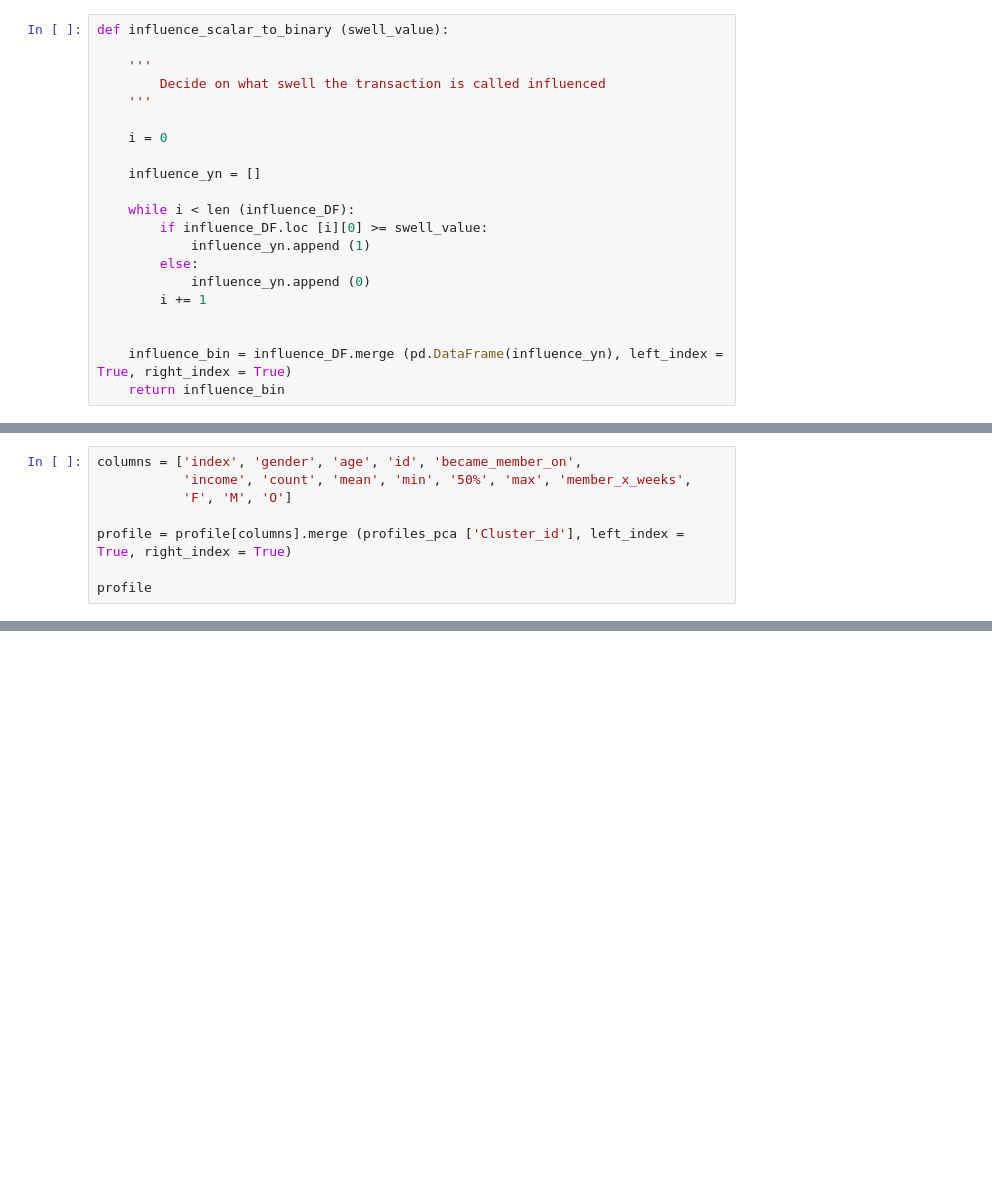
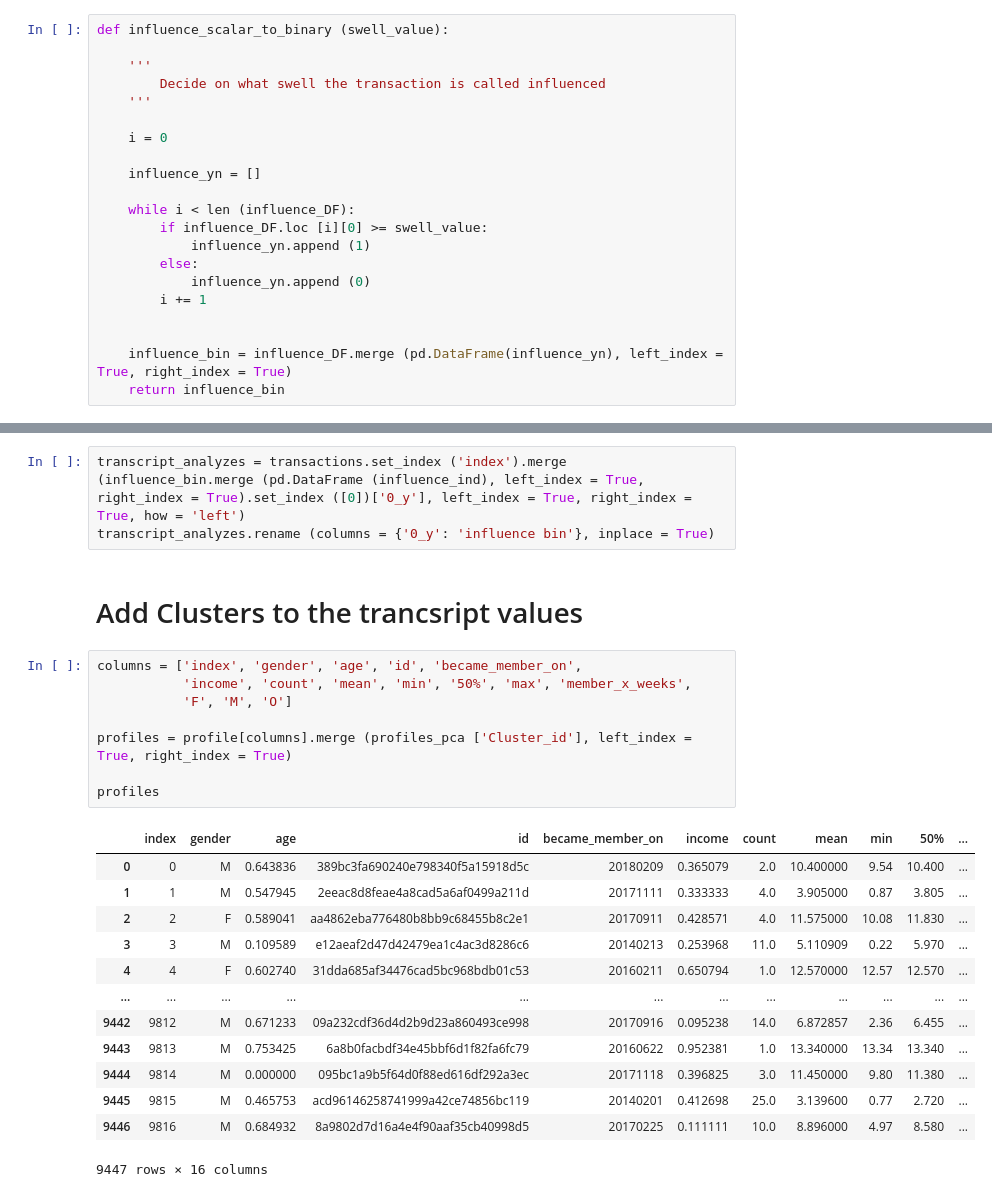
Before and after one commit to ludmann-stefan/Starbucks_CapstoneProject, a Jupyter notebook: ML StarbucksProject.ipynb, the cells around one changed output, grey strips where cells are left out. Drawn from its saved outputs; the diff is of its cells as text; blank space fills up the shorter version.

```diff
--- a/ML StarbucksProject.ipynb
+++ b/ML StarbucksProject.ipynb
@@ -522,8 +620,0 @@ def get_offer_value (cluster):
-# %%
-columns = ['index', 'gender', 'age', 'id', 'became_member_on',
-           'income', 'count', 'mean', 'min', '50%', 'max', 'member_x_weeks',
-           'F', 'M', 'O']
-
-profile = profile[columns].merge (profiles_pca ['Cluster_id'], left_index = True, right_index = True)
-
-profile
@@ -573,0 +796,27 @@ It is shown as relation + = better than average and - = less than avg.
+# %%
+transcript_analyzes = transactions.set_index ('index').merge (influence_bin.merge (pd.DataFrame (influence_ind), left_index = True, right_index = True).set_index ([0])['0_y'], left_index = True, right_index = True, how = 'left')
+transcript_analyzes.rename (columns = {'0_y': 'influence bin'}, inplace = True)
+# %% [markdown]
+# Add Clusters to the trancsript values
+# %%
+columns = ['index', 'gender', 'age', 'id', 'became_member_on',
+           'income', 'count', 'mean', 'min', '50%', 'max', 'member_x_weeks',
+           'F', 'M', 'O']
+
+profiles = profile[columns].merge (profiles_pca ['Cluster_id'], left_index = True, right_index = True)
+
+profiles
+# %% [output]
+|  | index | gender | age | id | became_member_on | income | count | mean | min | 50% | ... |
+| 0 | 0 | M | 0.643836 | 389bc3fa690240e798340f5a15918d5c | 20180209 | 0.365079 | 2.0 | 10.400000 | 9.54 | 10.400 | ... |
+| 1 | 1 | M | 0.547945 | 2eeac8d8feae4a8cad5a6af0499a211d | 20171111 | 0.333333 | 4.0 | 3.905000 | 0.87 | 3.805 | ... |
+| 2 | 2 | F | 0.589041 | aa4862eba776480b8bb9c68455b8c2e1 | 20170911 | 0.428571 | 4.0 | 11.575000 | 10.08 | 11.830 | ... |
+| 3 | 3 | M | 0.109589 | e12aeaf2d47d42479ea1c4ac3d8286c6 | 20140213 | 0.253968 | 11.0 | 5.110909 | 0.22 | 5.970 | ... |
+| 4 | 4 | F | 0.602740 | 31dda685af34476cad5bc968bdb01c53 | 20160211 | 0.650794 | 1.0 | 12.570000 | 12.57 | 12.570 | ... |
+| ... | ... | ... | ... | ... | ... | ... | ... | ... | ... | ... | ... |
+| 9442 | 9812 | M | 0.671233 | 09a232cdf36d4d2b9d23a860493ce998 | 20170916 | 0.095238 | 14.0 | 6.872857 | 2.36 | 6.455 | ... |
+| 9443 | 9813 | M | 0.753425 | 6a8b0facbdf34e45bbf6d1f82fa6fc79 | 20160622 | 0.952381 | 1.0 | 13.340000 | 13.34 | 13.340 | ... |
+| 9444 | 9814 | M | 0.000000 | 095bc1a9b5f64d0f88ed616df292a3ec | 20171118 | 0.396825 | 3.0 | 11.450000 | 9.80 | 11.380 | ... |
+| 9445 | 9815 | M | 0.465753 | acd96146258741999a42ce74856bc119 | 20140201 | 0.412698 | 25.0 | 3.139600 | 0.77 | 2.720 | ... |
+| 9446 | 9816 | M | 0.684932 | 8a9802d7d16a4e4f90aaf35cb40998d5 | 20170225 | 0.111111 | 10.0 | 8.896000 | 4.97 | 8.580 | ... |
+9447 rows × 16 columns
```
Also changed, not shown: parts of 76 cells of this notebook, 2 other files.
